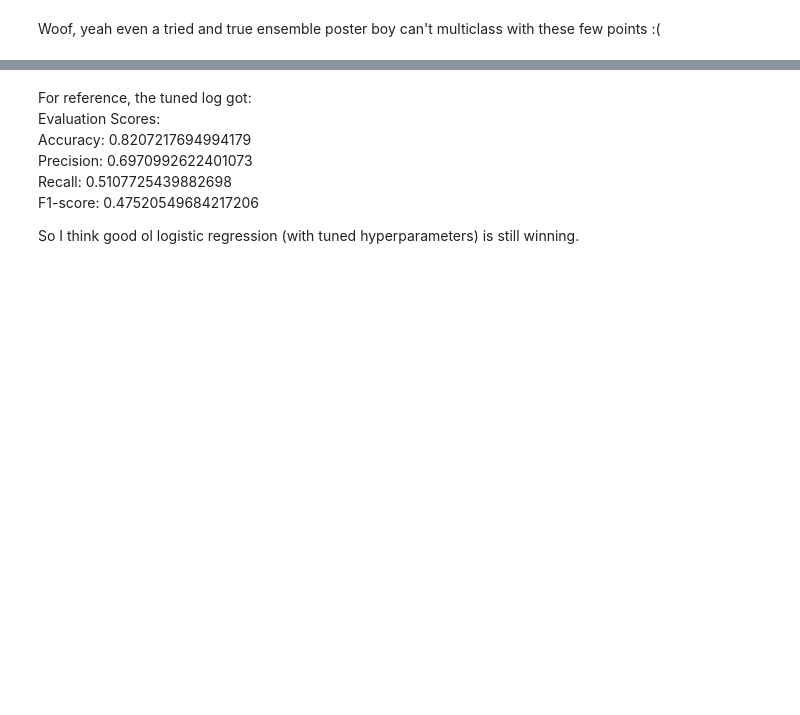
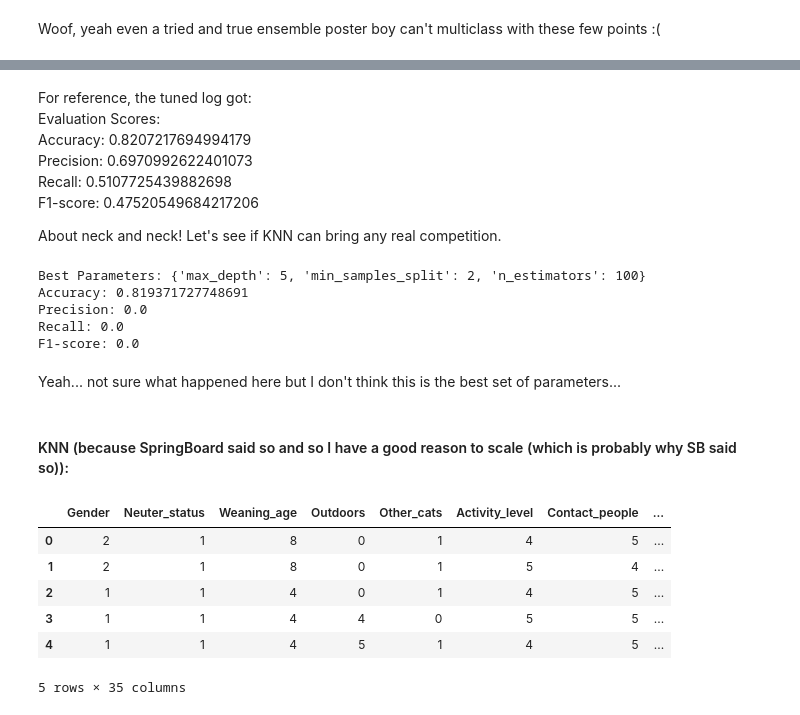
Before and after one commit to GwenToves/Cat-pstone, a Jupyter notebook: Pre_Processing.ipynb, the cells around one changed output, grey strips where cells are left out. Saved outputs shown, nothing was run; the diff lists cells and outputs as text; code cells hidden in the pictures; blank space fills up the shorter version.

```diff
--- a/Pre_Processing.ipynb
+++ b/Pre_Processing.ipynb
@@ -314,4 +394,52 @@ Precision: 0.6970992622401073
 Recall: 0.5107725439882698
 F1-score: 0.47520549684217206
 
-So I think good ol logistic regression (with tuned hyperparameters) is still winning.
+About neck and neck! Let's see if KNN can bring any real competition.
+# %%
+param_grid = {
+    'n_estimators': [100, 200, 300],
+    'max_depth': [None, 5, 10],
+    'min_samples_split': [2, 5, 10]
+}
+
+grid_search = GridSearchCV(rf, param_grid, cv=5)
+
+grid_search.fit(X_train, y_train)
+
+# Get the best parameters and best score
+best_params = grid_search.best_params_
+print("Best Parameters:", best_params)
+
+best_model = grid_search.best_estimator_
+y_pred = best_model.predict(X_test)
+
+accuracy = accuracy_score(y_test, y_pred)
+precision = precision_score(y_test, y_pred)
+recall = recall_score(y_test, y_pred)
+f1 = f1_score(y_test, y_pred)
+
+print("Accuracy:", accuracy)
+print("Precision:", precision)
+print("Recall:", recall)
+print("F1-score:", f1)
+# %% [output]
+Best Parameters: {'max_depth': 5, 'min_samples_split': 2, 'n_estimators': 100}
+Accuracy: 0.819371727748691
+Precision: 0.0
+Recall: 0.0
+F1-score: 0.0
+# %% [markdown]
+Yeah... not sure what happened here but I don't think this is the best set of parameters...
+# %% [markdown]
+#### KNN (because SpringBoard said so and so I have a good reason to scale (which is probably why SB said so)):
+# %%
+# just making sure this didn't get messed or named over
+encoded_scaled_df.head()
+# %% [output]
+|  | Gender | Neuter_status | Weaning_age | Outdoors | Other_cats | Activity_level | Contact_people | ... |
+| 0 | 2 | 1 | 8 | 0 | 1 | 4 | 5 | ... |
+| 1 | 2 | 1 | 8 | 0 | 1 | 5 | 4 | ... |
+| 2 | 1 | 1 | 4 | 0 | 1 | 4 | 5 | ... |
+| 3 | 1 | 1 | 4 | 4 | 0 | 5 | 5 | ... |
+| 4 | 1 | 1 | 4 | 5 | 1 | 4 | 5 | ... |
+5 rows × 35 columns
```
Also changed, not shown: parts of 22 cells of this notebook.
